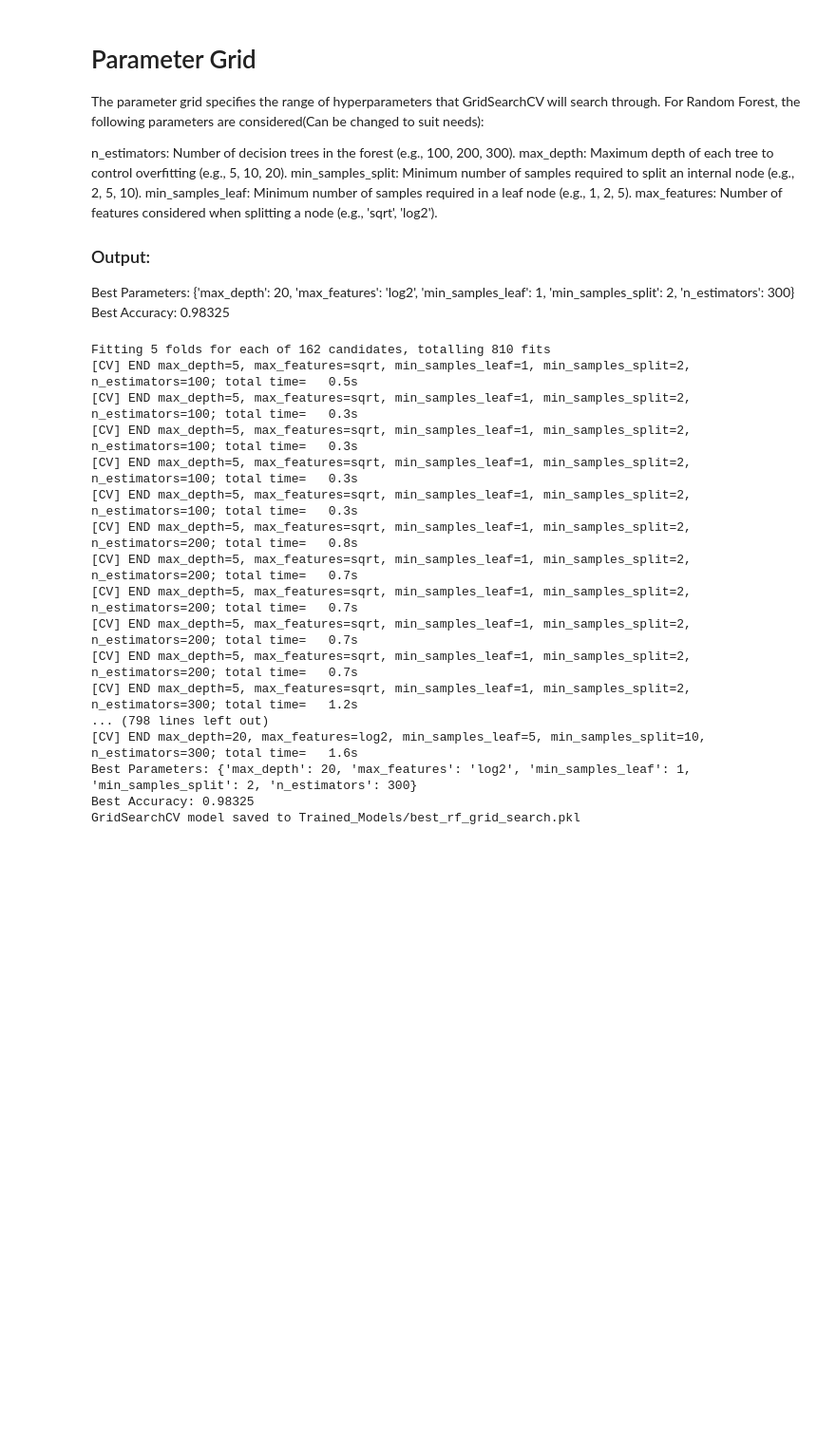
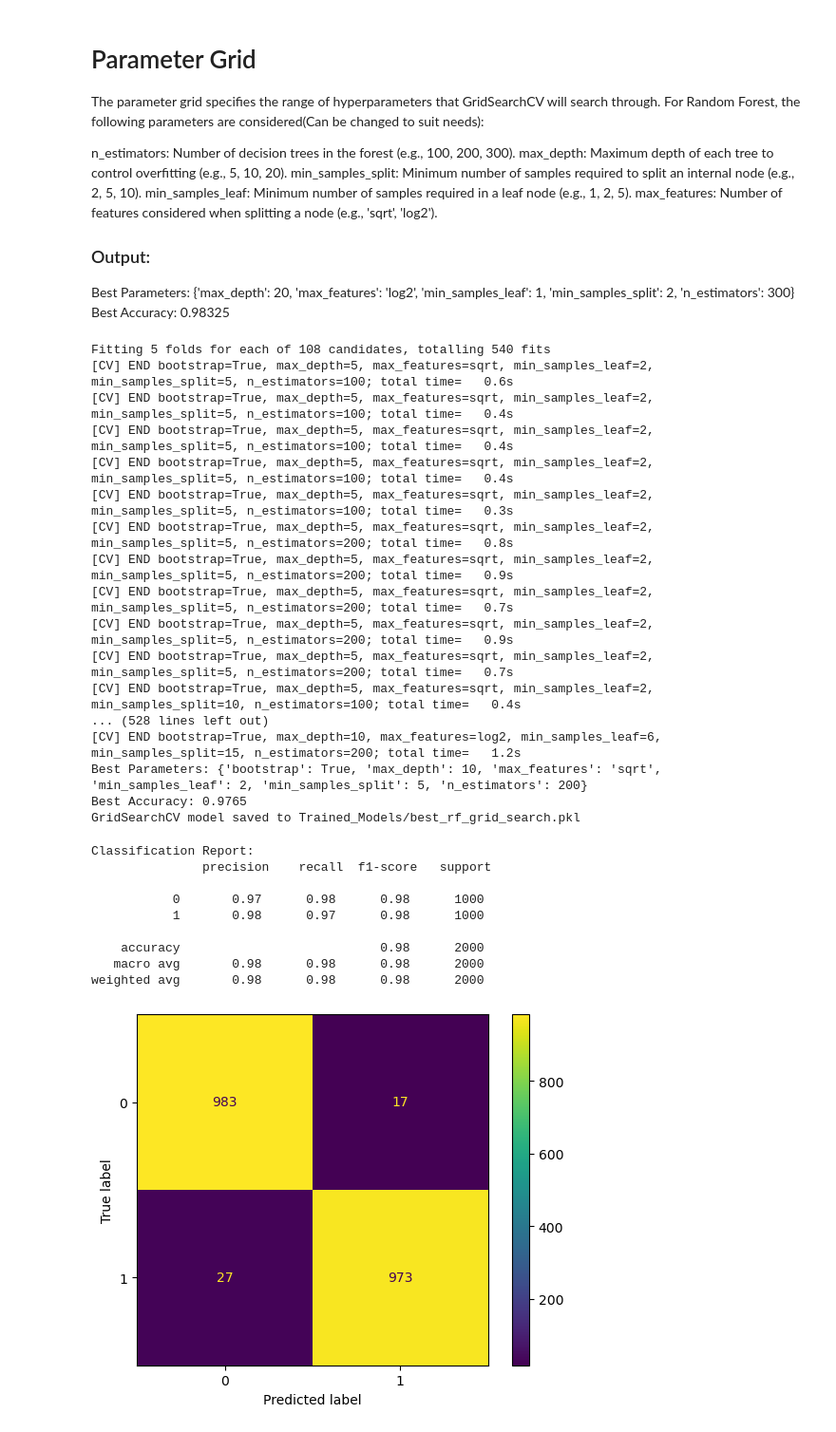
Before and after one commit to Final-year-Project-SecureLinkScanner/training_model, a Jupyter notebook: Models/random_forest_model1.ipynb, the cells around one changed output. Shown at 95% size. Drawn from its saved outputs; the diff is of its cells as text; code cells hidden in the pictures; blank space fills up the shorter version.

Commit message:
balance and confusion matrix for RF

```diff
--- a/Models/random_forest_model1.ipynb
+++ b/Models/random_forest_model1.ipynb
@@ -165,14 +165,15 @@ Best Accuracy: 0.98325
 from sklearn.model_selection import GridSearchCV
 import joblib
 
-# Define the parameter grid
 param_grid = {
-    'n_estimators': [100, 200, 300],
-    'max_depth': [5, 10, 20],
-    'min_samples_split': [2, 5, 10],
-    'min_samples_leaf': [1, 2, 5],
-    'max_features': ['sqrt', 'log2']
+    'n_estimators': [100, 200],  # ⚠️ Removed 300 (too many trees increase overfitting risk)
+    'max_depth': [5, 8, 10],  # ⚠️ Reduce max depth (20 - max 10 to avoid deep overfitting trees)
+    'min_samples_split': [5, 10, 15],  # Increase split min (2 - 5) for less deep trees
+    'min_samples_leaf': [2, 4, 6],  #  Increase leaf size (less overfitting)
+    'max_features': ['sqrt', 'log2'],  # Keep same, prevents too many correlated features
+    'bootstrap': [True]  # Enable bootstrap sampling (ensures different trees)
 }
+
 
 # Initialize Random Forest and Grid Search
 grid_search = GridSearchCV(
@@ -192,24 +193,55 @@ print("Best Accuracy:", grid_search.best_score_)
 
 
 # Save the best model from GridSearchCV
-joblib.dump(grid_search, "Trained_Models/RF_model_5CV.pkl")
+joblib.dump(grid_search, "Trained_Models/RF_model_5CV_FinalModel.pkl")
 
 print("GridSearchCV model saved to Trained_Models/best_rf_grid_search.pkl")
 # %% [output]
-Fitting 5 folds for each of 162 candidates, totalling 810 fits
-[CV] END max_depth=5, max_features=sqrt, min_samples_leaf=1, min_samples_split=2, n_estimators=100; total time=   0.5s
-[CV] END max_depth=5, max_features=sqrt, min_samples_leaf=1, min_samples_split=2, n_estimators=100; total time=   0.3s
-[CV] END max_depth=5, max_features=sqrt, min_samples_leaf=1, min_samples_split=2, n_estimators=100; total time=   0.3s
-[CV] END max_depth=5, max_features=sqrt, min_samples_leaf=1, min_samples_split=2, n_estimators=100; total time=   0.3s
-[CV] END max_depth=5, max_features=sqrt, min_samples_leaf=1, min_samples_split=2, n_estimators=100; total time=   0.3s
-[CV] END max_depth=5, max_features=sqrt, min_samples_leaf=1, min_samples_split=2, n_estimators=200; total time=   0.8s
-[CV] END max_depth=5, max_features=sqrt, min_samples_leaf=1, min_samples_split=2, n_estimators=200; total time=   0.7s
-[CV] END max_depth=5, max_features=sqrt, min_samples_leaf=1, min_samples_split=2, n_estimators=200; total time=   0.7s
-[CV] END max_depth=5, max_features=sqrt, min_samples_leaf=1, min_samples_split=2, n_estimators=200; total time=   0.7s
-[CV] END max_depth=5, max_features=sqrt, min_samples_leaf=1, min_samples_split=2, n_estimators=200; total time=   0.7s
-[CV] END max_depth=5, max_features=sqrt, min_samples_leaf=1, min_samples_split=2, n_estimators=300; total time=   1.2s
-... (798 lines left out)
-[CV] END max_depth=20, max_features=log2, min_samples_leaf=5, min_samples_split=10, n_estimators=300; total time=   1.6s
-Best Parameters: {'max_depth': 20, 'max_features': 'log2', 'min_samples_leaf': 1, 'min_samples_split': 2, 'n_estimators': 300}
-Best Accuracy: 0.98325
+Fitting 5 folds for each of 108 candidates, totalling 540 fits
+[CV] END bootstrap=True, max_depth=5, max_features=sqrt, min_samples_leaf=2, min_samples_split=5, n_estimators=100; total time=   0.6s
+[CV] END bootstrap=True, max_depth=5, max_features=sqrt, min_samples_leaf=2, min_samples_split=5, n_estimators=100; total time=   0.4s
+[CV] END bootstrap=True, max_depth=5, max_features=sqrt, min_samples_leaf=2, min_samples_split=5, n_estimators=100; total time=   0.4s
+[CV] END bootstrap=True, max_depth=5, max_features=sqrt, min_samples_leaf=2, min_samples_split=5, n_estimators=100; total time=   0.4s
+[CV] END bootstrap=True, max_depth=5, max_features=sqrt, min_samples_leaf=2, min_samples_split=5, n_estimators=100; total time=   0.3s
+[CV] END bootstrap=True, max_depth=5, max_features=sqrt, min_samples_leaf=2, min_samples_split=5, n_estimators=200; total time=   0.8s
+[CV] END bootstrap=True, max_depth=5, max_features=sqrt, min_samples_leaf=2, min_samples_split=5, n_estimators=200; total time=   0.9s
+[CV] END bootstrap=True, max_depth=5, max_features=sqrt, min_samples_leaf=2, min_samples_split=5, n_estimators=200; total time=   0.7s
+[CV] END bootstrap=True, max_depth=5, max_features=sqrt, min_samples_leaf=2, min_samples_split=5, n_estimators=200; total time=   0.9s
+[CV] END bootstrap=True, max_depth=5, max_features=sqrt, min_samples_leaf=2, min_samples_split=5, n_estimators=200; total time=   0.7s
+[CV] END bootstrap=True, max_depth=5, max_features=sqrt, min_samples_leaf=2, min_samples_split=10, n_estimators=100; total time=   0.4s
+... (528 lines left out)
+[CV] END bootstrap=True, max_depth=10, max_features=log2, min_samples_leaf=6, min_samples_split=15, n_estimators=200; total time=   1.2s
+Best Parameters: {'bootstrap': True, 'max_depth': 10, 'max_features': 'sqrt', 'min_samples_leaf': 2, 'min_samples_split': 5, 'n_estimators': 200}
+Best Accuracy: 0.9765
 GridSearchCV model saved to Trained_Models/best_rf_grid_search.pkl
+# %%
+import joblib
+from matplotlib import pyplot as plt
+import numpy as np
+from sklearn.metrics import ConfusionMatrixDisplay, classification_report, confusion_matrix
+
+# ✅ Load only the best RandomForest model (not the GridSearchCV object)
+best_rf_model = joblib.load("Trained_Models/RF_model_5CV_FinalModel.pkl")
+
+# ✅ Predict
+y_pred_rf = best_rf_model.predict(X_test)
+
+# ✅ Evaluate Model
+print("\nClassification Report:\n", classification_report(y_test, y_pred_rf))
+
+# ✅ Confusion Matrix
+cm = confusion_matrix(y_test, y_pred_rf)
+disp = ConfusionMatrixDisplay(confusion_matrix=cm)
+disp.plot()
+plt.show()
+# %% [output]
+Classification Report:
+               precision    recall  f1-score   support
+
+           0       0.97      0.98      0.98      1000
+           1       0.98      0.97      0.98      1000
+
+    accuracy                           0.98      2000
+   macro avg       0.98      0.98      0.98      2000
+weighted avg       0.98      0.98      0.98      2000
+[figure, added]
```
Also changed, not shown: parts of 2 cells of this notebook, 1 other file.
